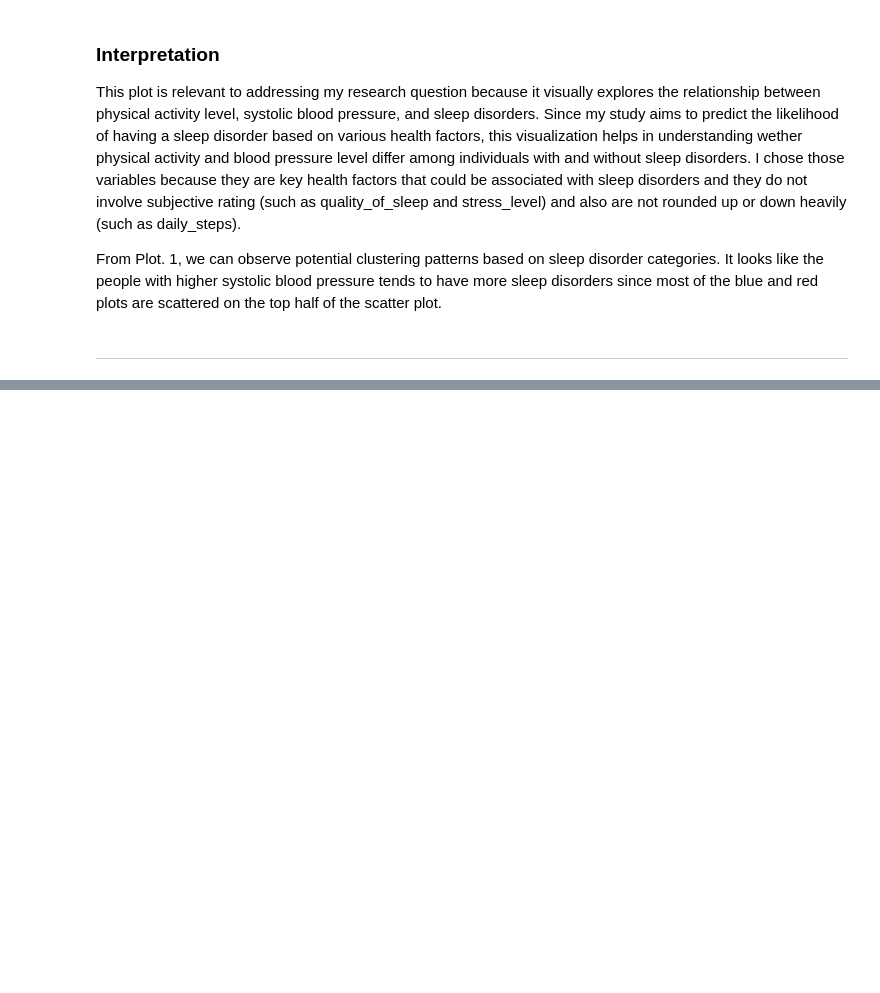
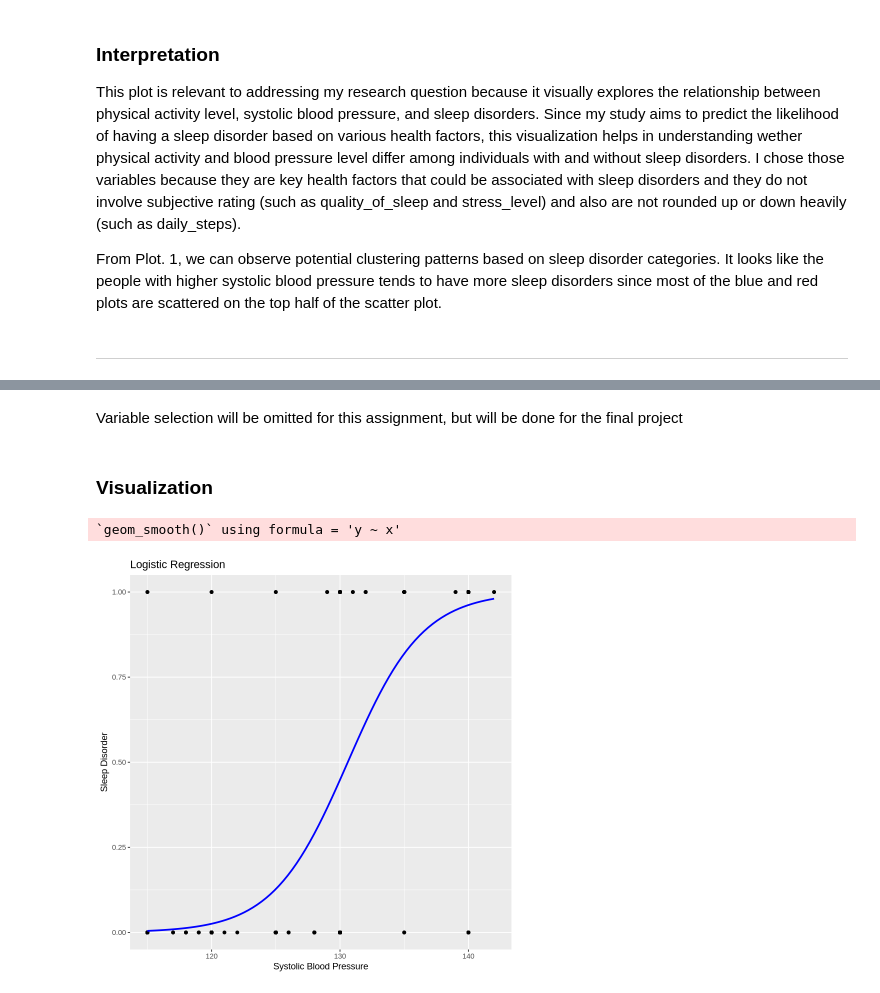
Before and after one commit to yma24ma/sleepDisorder_lassoClassification, a Jupyter notebook: planning_stage.ipynb, the cells around one changed output, grey strips where cells are left out. Drawn from its saved outputs; the diff is of its cells as text; code cells hidden in the pictures; blank space fills up the shorter version.

Commit message:
added method/plan and a few computations

```diff
--- a/planning_stage.ipynb
+++ b/planning_stage.ipynb
@@ -129,0 +146,8 @@ blah blah.
+# %%
+# making sleep_disorder binary
+sleep_data_binomial <- sleep_data |>
+mutate(sleep_disorder = if_else(sleep_disorder == "None", 0, 1))
+# %%
+# drop unnecessary variables
+sleep_data_clean <- sleep_data_binomial |>
+select(-person_id, -occupation)
@@ -129,0 +205,14 @@ blah blah.
+# %% [markdown]
+Variable selection will be omitted for this assignment, but will be done for the final project
+# %% [markdown]
+### Visualization
+# %%
+sleep_logistic_plot <- sleep_data_clean |>
+ggplot(aes(x = systolic_bp, y = sleep_disorder)) +
+geom_point() +
+geom_smooth(method = "glm", method.args = c(family = binomial), se = FALSE, color = "blue") +
+labs(title = "Logistic Regression", x = "Systolic Blood Pressure", y = "Sleep Disorder")
+sleep_logistic_plot
+# %% [output]
+`geom_smooth()` using formula = 'y ~ x'
+[figure, added]
```
Also changed, not shown: parts of 12 cells of this notebook.
